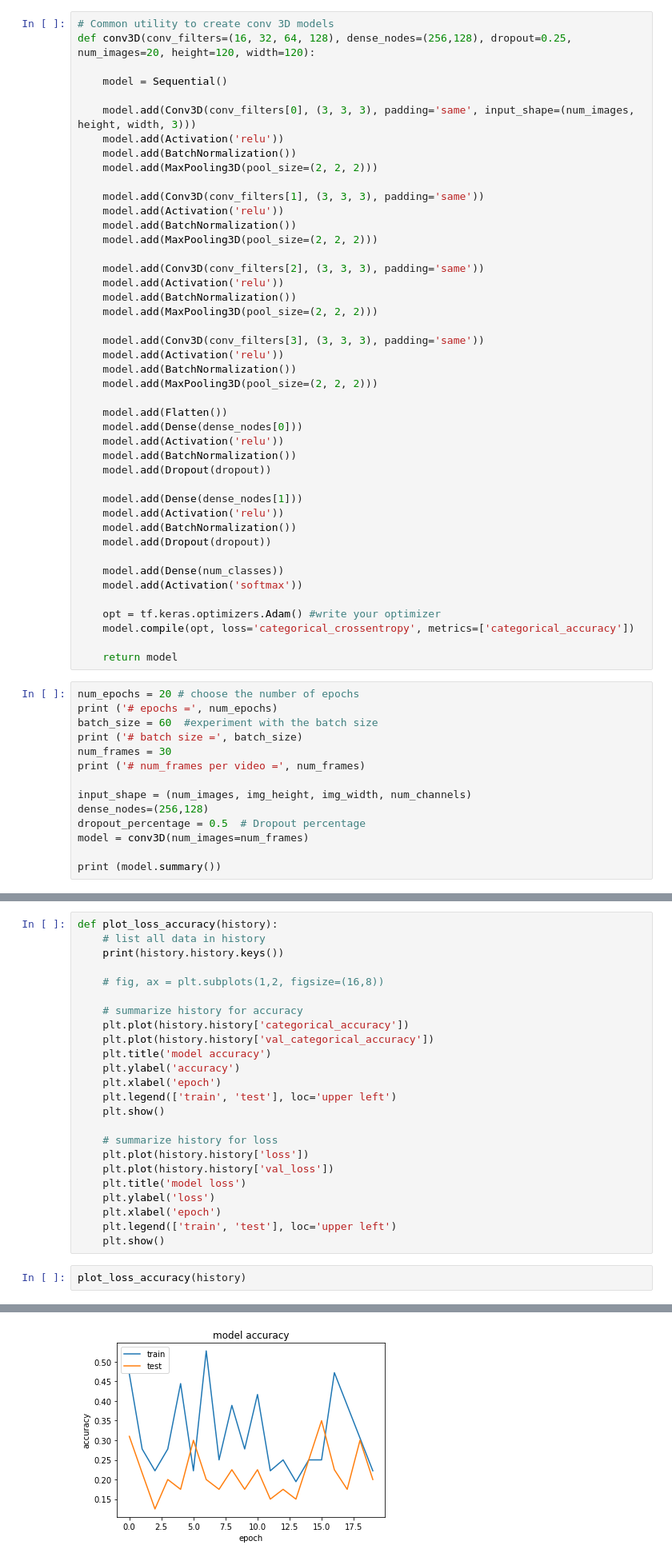
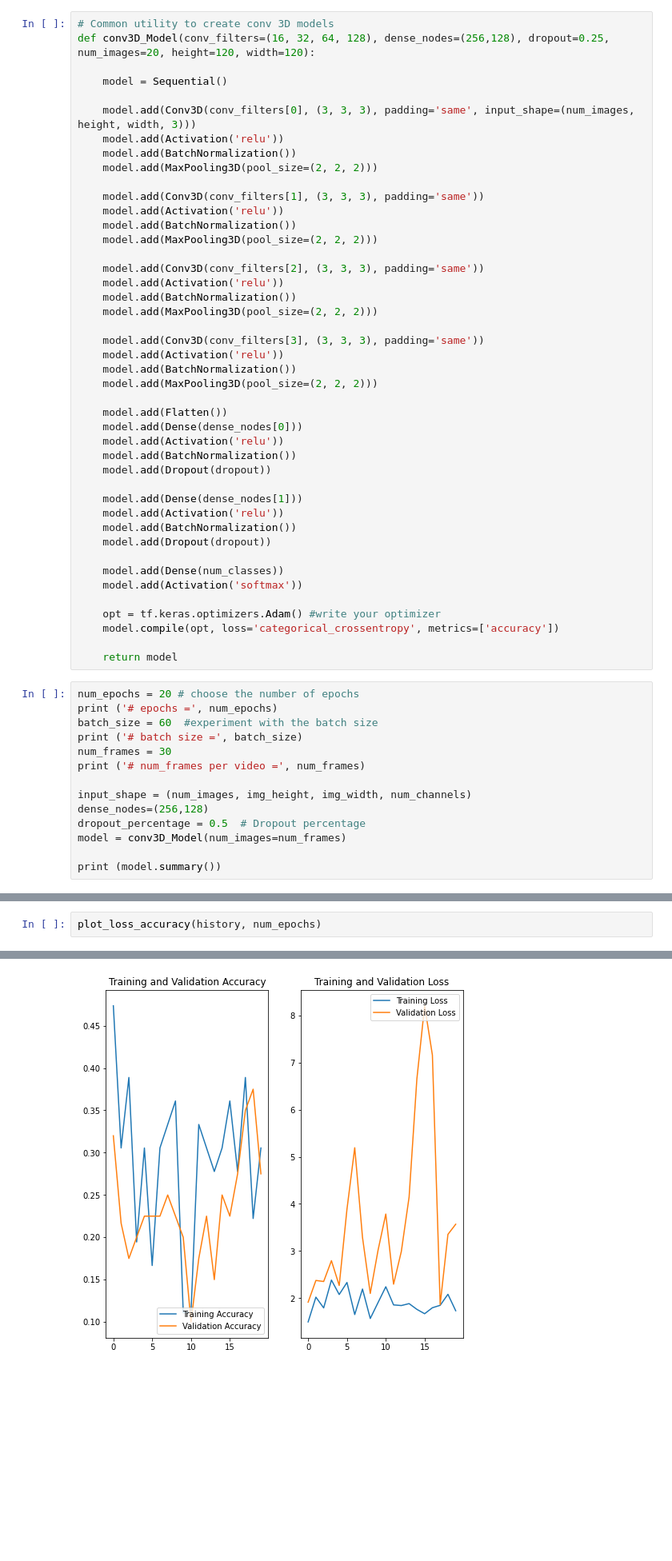
Before and after one commit to Aswani-ReddyKV/Gesture-Recognition, a Jupyter notebook: Gesture_Recognition_Project.ipynb, the cells around one changed output, grey strips where cells are left out. Shown at 80% size. Drawn from its saved outputs; the diff is of its cells as text; blank space fills up the shorter version.

Commit message:
code with first model#2 generation logic added

```diff
--- a/Gesture_Recognition_Project.ipynb
+++ b/Gesture_Recognition_Project.ipynb
@@ -216,7 +215,7 @@ def plot_loss_accuracy(history, epochs):
 Now that you have written the model, the next step is to `compile` the model. When you print the `summary` of the model, you'll see the total number of parameters you have to train.
 # %%
 # Common utility to create conv 3D models
-def conv3D(conv_filters=(16, 32, 64, 128), dense_nodes=(256,128), dropout=0.25, num_images=20, height=120, width=120):
+def conv3D_Model(conv_filters=(16, 32, 64, 128), dense_nodes=(256,128), dropout=0.25, num_images=20, height=120, width=120):
 
     model = Sequential()
 
@@ -255,7 +254,7 @@ def conv3D(conv_filters=(16, 32, 64, 128), dense_nodes=(256,128), dropout=0.25,
     model.add(Activation('softmax'))
 
     opt = tf.keras.optimizers.Adam() #write your optimizer
-    model.compile(opt, loss='categorical_crossentropy', metrics=['categorical_accuracy'])
+    model.compile(opt, loss='categorical_crossentropy', metrics=['accuracy'])
 
     return model
 # %%
@@ -269,7 +268,7 @@ print ('# num_frames per video =', num_frames)
 input_shape = (num_images, img_height, img_width, num_channels)
 dense_nodes=(256,128)
 dropout_percentage = 0.5  # Dropout percentage
-model = conv3D(num_images=num_frames)
+model = conv3D_Model(num_images=num_frames)
 
 print (model.summary())
 # %% [output]
@@ -339,27 +338,3 @@ Epoch 20/20
-# %%
-def plot_loss_accuracy(history):
-    # list all data in history
-    print(history.history.keys())
-
-    # fig, ax = plt.subplots(1,2, figsize=(16,8))
-
-    # summarize history for accuracy
-    plt.plot(history.history['categorical_accuracy'])
-    plt.plot(history.history['val_categorical_accuracy'])
-    plt.title('model accuracy')
-    plt.ylabel('accuracy')
-    plt.xlabel('epoch')
-    plt.legend(['train', 'test'], loc='upper left')
-    plt.show()
-
-    # summarize history for loss
-    plt.plot(history.history['loss'])
-    plt.plot(history.history['val_loss'])
-    plt.title('model loss')
-    plt.ylabel('loss')
-    plt.xlabel('epoch')
-    plt.legend(['train', 'test'], loc='upper left')
-    plt.show()
 # %%
-plot_loss_accuracy(history)
+plot_loss_accuracy(history, num_epochs)
 # %% [output]
@@ -367 +341 @@ dict_keys(['loss', 'categorical_accuracy', 'val_loss', 'val_categorical_accuracy
-[figure, old version]
+[figure, new version]
```
Also changed, not shown: parts of 8 cells of this notebook.
